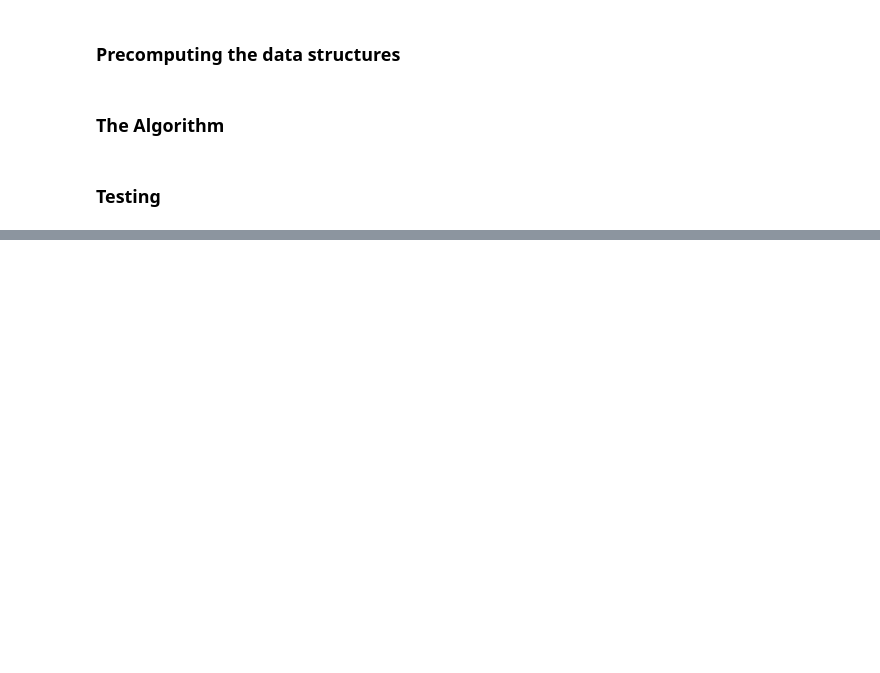
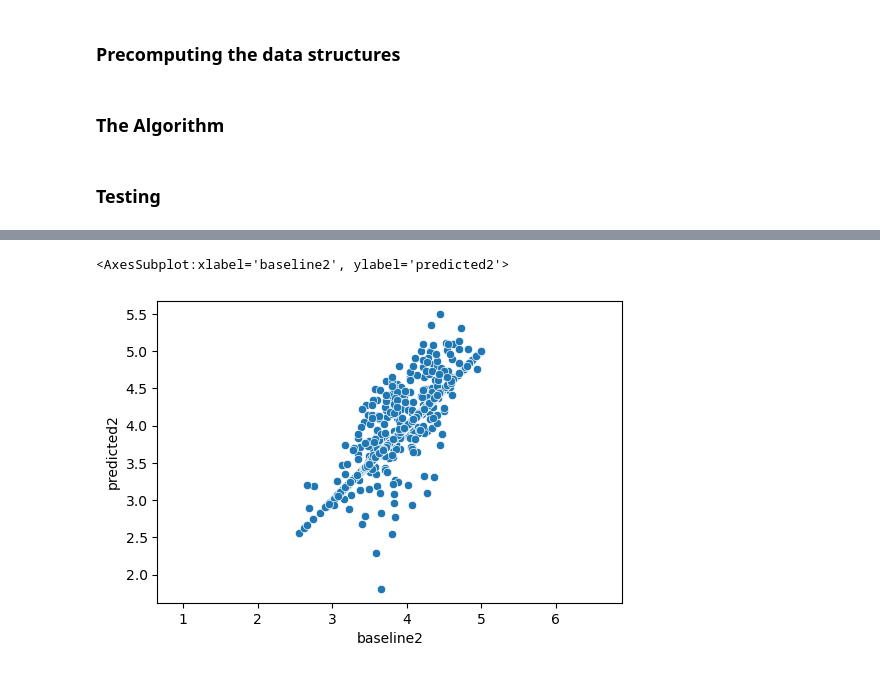
Before and after one commit to kofzera/recomender_project, a Jupyter notebook: goodreads.ipynb, the cells around one changed output, grey strips where cells are left out. Saved outputs shown, nothing was run; the diff lists cells and outputs as text; code cells hidden in the pictures; blank space fills up the shorter version.

```diff
--- a/goodreads.ipynb
+++ b/goodreads.ipynb
@@ -274,0 +341,6 @@ find_the_similars('c3d033014bbcc966551905f1565137ad', 3)
+# %%
+plt.axis('equal')
+sns.scatterplot(data=measurements, x='baseline2', y="predicted2")
+# %% [output]
+<AxesSubplot:xlabel='baseline2', ylabel='predicted2'>
+[figure, added]
```
Also changed, not shown: parts of 17 cells of this notebook.
